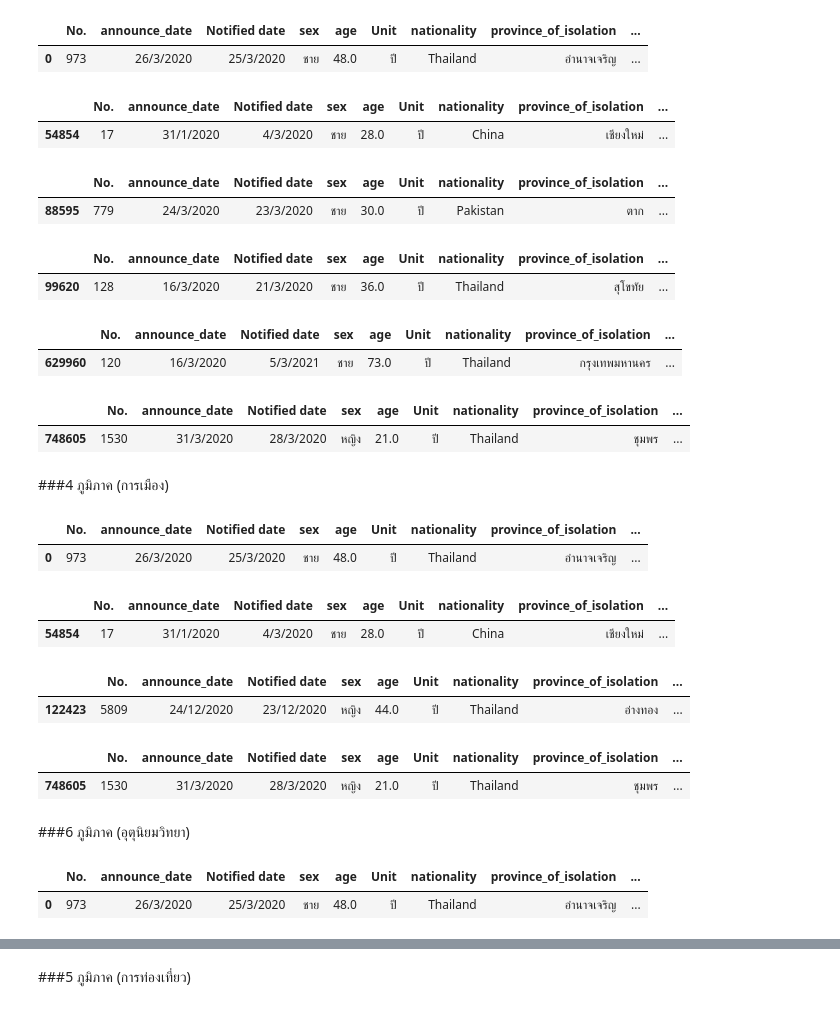
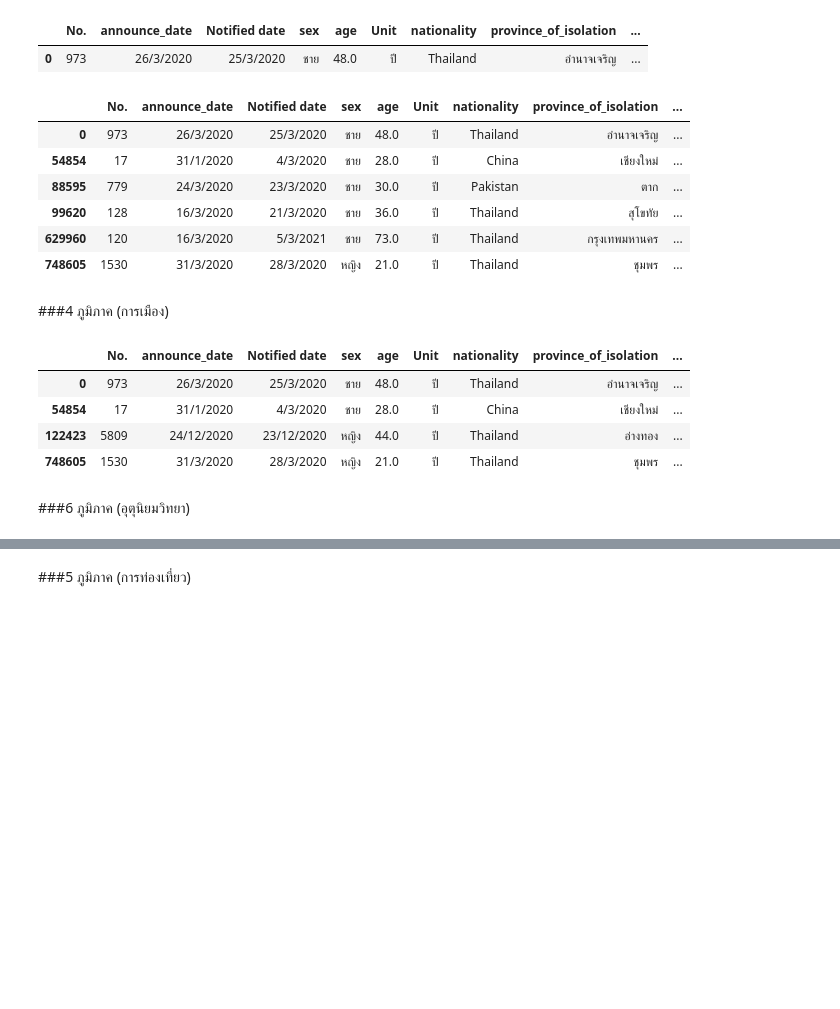
Before and after one commit to BooEiEi/data_viz_2022, a Jupyter notebook: BasicPython&DataViz_midterm2022.ipynb, the cells around one changed output, grey strips where cells are left out. Saved outputs shown, nothing was run; the diff lists cells and outputs as text; code cells hidden in the pictures; blank space fills up the shorter version.

```diff
--- a/BasicPython&DataViz_midterm2022.ipynb
+++ b/BasicPython&DataViz_midterm2022.ipynb
@@ -291,61 +295,18 @@ data2.head(1) #แสดงหัวตารางแค่ 1 แถว
 # %% [output]
 |  | No. | announce_date | Notified date | sex | age | Unit | nationality | province_of_isolation | ... |
 | 0 | 973 | 26/3/2020 | 25/3/2020 | ชาย | 48.0 | ปี | Thailand | อำนาจเจริญ | ... |
-# %%
-data3= data30[data30['6 ภูมิภาค (ภูมิศาสตร์)']=='เหนือ']
-data3.head(1)
-# %% [output]
-|  | No. | announce_date | Notified date | sex | age | Unit | nationality | province_of_isolation | ... |
-| 54854 | 17 | 31/1/2020 | 4/3/2020 | ชาย | 28.0 | ปี | China | เชียงใหม่ | ... |
-# %%
-data4= data30[data30['6 ภูมิภาค (ภูมิศาสตร์)']=='ตะวันตก']
-data4.head(1)
-# %% [output]
-|  | No. | announce_date | Notified date | sex | age | Unit | nationality | province_of_isolation | ... |
-| 88595 | 779 | 24/3/2020 | 23/3/2020 | ชาย | 30.0 | ปี | Pakistan | ตาก | ... |
-# %%
-data5= data30[data30['6 ภูมิภาค (ภูมิศาสตร์)']=='กลาง']
-data5.head(1)
-# %% [output]
-|  | No. | announce_date | Notified date | sex | age | Unit | nationality | province_of_isolation | ... |
-| 99620 | 128 | 16/3/2020 | 21/3/2020 | ชาย | 36.0 | ปี | Thailand | สุโขทัย | ... |
-# %%
-data6= data30[data30['6 ภูมิภาค (ภูมิศาสตร์)']=='ตะวันออก']
-data6.head(1)
-# %% [output]
-|  | No. | announce_date | Notified date | sex | age | Unit | nationality | province_of_isolation | ... |
-| 629960 | 120 | 16/3/2020 | 5/3/2021 | ชาย | 73.0 | ปี | Thailand | กรุงเทพมหานคร | ... |
-# %%
-data7= data30[data30['6 ภูมิภาค (ภูมิศาสตร์)']=='ใต้']
-data7.head(1)
-# %% [output]
-|  | No. | announce_date | Notified date | sex | age | Unit | nationality | province_of_isolation | ... |
-| 748605 | 1530 | 31/3/2020 | 28/3/2020 | หญิง | 21.0 | ปี | Thailand | ชุมพร | ... |
+# %%
+data40 = pd.concat([data2.head(1),data3.head(1),data4.head(1),data5.head(1),data6.head(1),data7.head(1)]) #รวมตารางเอาข้อมูลภูมิภาคการท่องเที่ยวแต่ละภาคมารวมกัน
+data40
+# %% [output]
+|  | No. | announce_date | Notified date | sex | age | Unit | nationality | province_of_isolation | ... |
+| 0 | 973 | 26/3/2020 | 25/3/2020 | ชาย | 48.0 | ปี | Thailand | อำนาจเจริญ | ... |
+| 54854 | 17 | 31/1/2020 | 4/3/2020 | ชาย | 28.0 | ปี | China | เชียงใหม่ | ... |
+| 88595 | 779 | 24/3/2020 | 23/3/2020 | ชาย | 30.0 | ปี | Pakistan | ตาก | ... |
+| 99620 | 128 | 16/3/2020 | 21/3/2020 | ชาย | 36.0 | ปี | Thailand | สุโขทัย | ... |
+| 629960 | 120 | 16/3/2020 | 5/3/2021 | ชาย | 73.0 | ปี | Thailand | กรุงเทพมหานคร | ... |
+| 748605 | 1530 | 31/3/2020 | 28/3/2020 | หญิง | 21.0 | ปี | Thailand | ชุมพร | ... |
 # %% [markdown]
 ###4 ภูมิภาค (การเมือง)
 # %%
 data31 = data1[['No.','announce_date','Notified date','sex','age','Unit','nationality','province_of_isolation','risk','province_of_onset','district_of_onset','จังหวัด','4 ภูมิภาค (การเมือง)']]
-# %%
-data8= data31[data31['4 ภูมิภาค (การเมือง)']=='ตะวันออกเฉียงเหนือ']
-data8.head(1)
-# %% [output]
-|  | No. | announce_date | Notified date | sex | age | Unit | nationality | province_of_isolation | ... |
-| 0 | 973 | 26/3/2020 | 25/3/2020 | ชาย | 48.0 | ปี | Thailand | อำนาจเจริญ | ... |
-# %%
-data9= data31[data31['4 ภูมิภาค (การเมือง)']=='เหนือ']
-data9.head(1)
-# %% [output]
-|  | No. | announce_date | Notified date | sex | age | Unit | nationality | province_of_isolation | ... |
-| 54854 | 17 | 31/1/2020 | 4/3/2020 | ชาย | 28.0 | ปี | China | เชียงใหม่ | ... |
-# %%
-data10= data31[data31['4 ภูมิภาค (การเมือง)']=='กลาง']
-data10.head(1)
-# %% [output]
-|  | No. | announce_date | Notified date | sex | age | Unit | nationality | province_of_isolation | ... |
-| 122423 | 5809 | 24/12/2020 | 23/12/2020 | หญิง | 44.0 | ปี | Thailand | อ่างทอง | ... |
-# %%
-data11= data31[data31['4 ภูมิภาค (การเมือง)']=='ใต้']
-data11.head(1)
-# %% [output]
-|  | No. | announce_date | Notified date | sex | age | Unit | nationality | province_of_isolation | ... |
-| 748605 | 1530 | 31/3/2020 | 28/3/2020 | หญิง | 21.0 | ปี | Thailand | ชุมพร | ... |
@@ -352,10 +318,13 @@ data11.head(1)
+# %%
+data41 = pd.concat([data8.head(1),data9.head(1),data10.head(1),data11.head(1)]) #รวมตารางเอาข้อมูลภูมิภาคการท่องเที่ยวแต่ละภาคมารวมกัน
+data41
+# %% [output]
+|  | No. | announce_date | Notified date | sex | age | Unit | nationality | province_of_isolation | ... |
+| 0 | 973 | 26/3/2020 | 25/3/2020 | ชาย | 48.0 | ปี | Thailand | อำนาจเจริญ | ... |
+| 54854 | 17 | 31/1/2020 | 4/3/2020 | ชาย | 28.0 | ปี | China | เชียงใหม่ | ... |
+| 122423 | 5809 | 24/12/2020 | 23/12/2020 | หญิง | 44.0 | ปี | Thailand | อ่างทอง | ... |
+| 748605 | 1530 | 31/3/2020 | 28/3/2020 | หญิง | 21.0 | ปี | Thailand | ชุมพร | ... |
 # %% [markdown]
 ###6 ภูมิภาค (อุตุนิยมวิทยา)
 # %%
 data32 = data1[['No.','announce_date','Notified date','sex','age','Unit','nationality','province_of_isolation','risk','province_of_onset','district_of_onset','จังหวัด','6 ภูมิภาค (อุตุนิยมวิทยา)']]
-# %%
-data12= data32[data32['6 ภูมิภาค (อุตุนิยมวิทยา)']=='ตะวันออกเฉียงเหนือ']
-data12.head(1)
-# %% [output]
-|  | No. | announce_date | Notified date | sex | age | Unit | nationality | province_of_isolation | ... |
-| 0 | 973 | 26/3/2020 | 25/3/2020 | ชาย | 48.0 | ปี | Thailand | อำนาจเจริญ | ... |
```
Also changed, not shown: parts of 17 cells of this notebook.
